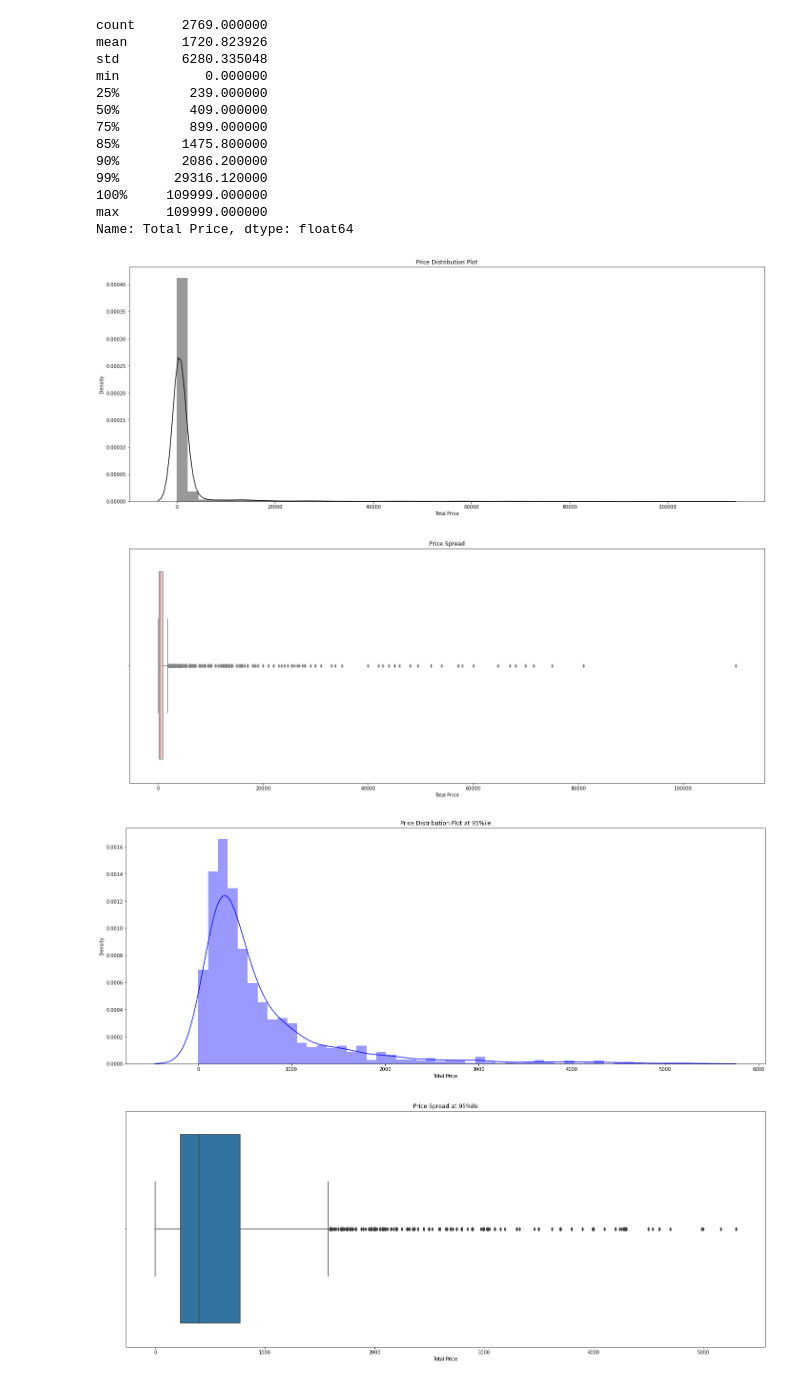
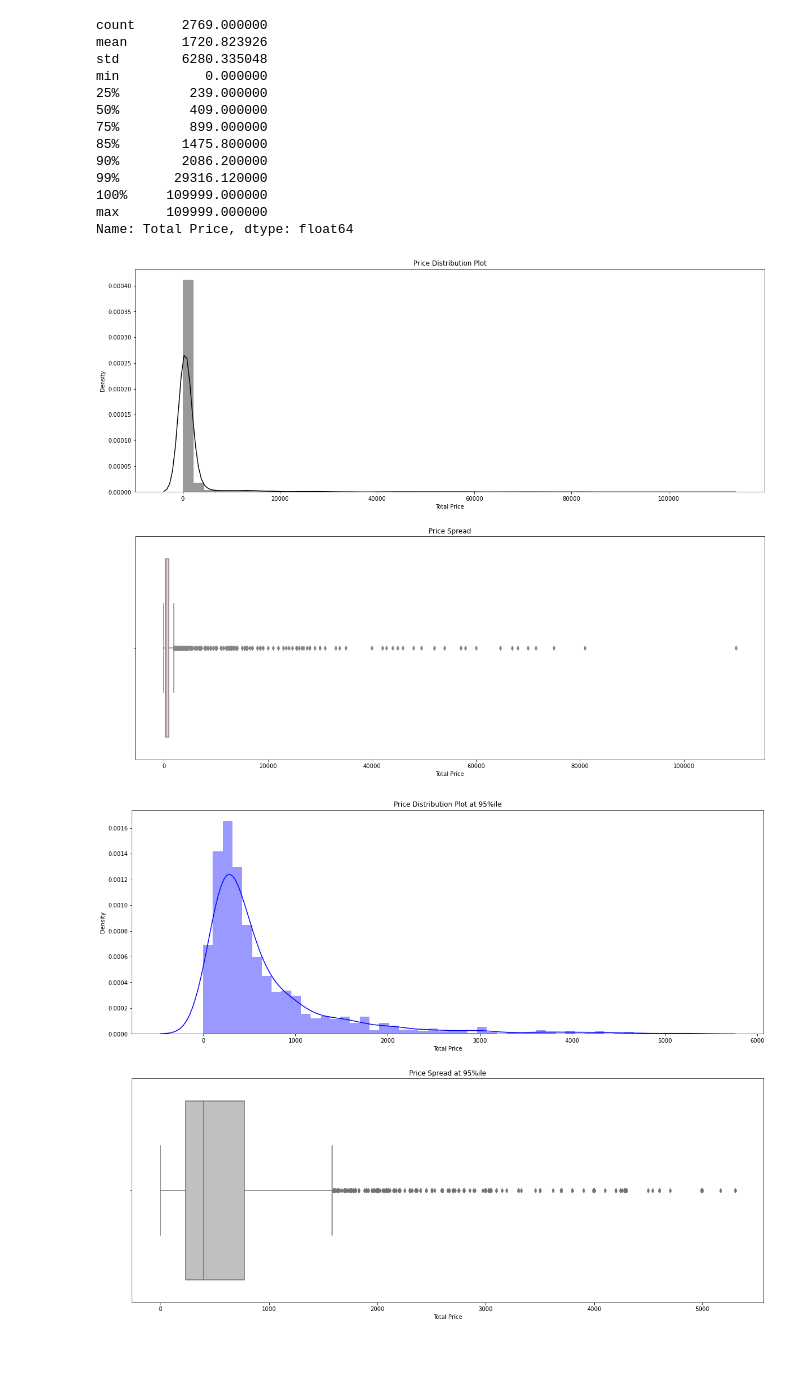
Before and after one commit to susmitds/Amazon_Market_Data_Analytics, a Jupyter notebook: 2_Exploratory_Data_Analysis.ipynb, the cells around one changed output. Cells and saved outputs as stored; diff of their text form; code cells hidden in the pictures; blank space fills up the shorter version.

```diff
--- a/2_Exploratory_Data_Analysis.ipynb
+++ b/2_Exploratory_Data_Analysis.ipynb
@@ -27,7 +27,7 @@ min           0.000000
 max      109999.000000
 Name: Total Price, dtype: float64
 # %%
-plt.figure(figsize=(24,20))
+plt.figure(figsize=(20,16))
 
 plt.subplot(2,1,1)
 plt.title('Price Distribution Plot')
@@ -39,21 +39,21 @@ sns.boxplot(data['Total Price'],color='pink')
 
 plt.show()
 # %% [output]
-[figure, old version]
+[figure, new version]
 # %%
-plt.figure(figsize=(24,20))
+plt.figure(figsize=(20,16))
 
 plt.subplot(2,1,1)
 plt.title('Price Distribution Plot at 95%ile')
 sns.distplot(data[data['Total Price']<=np.percentile(data['Total Price'],95)]['Total Price'],color='blue')
 
 plt.subplot(2,1,2)
 plt.title('Price Spread at 95%ile')
-sns.boxplot(data[data['Total Price']<=np.percentile(data['Total Price'],95)]['Total Price'])
+sns.boxplot(data[data['Total Price']<=np.percentile(data['Total Price'],95)]['Total Price'],color='silver')
 
 plt.show()
 # %% [output]
-[figure, old version]
+[figure, new version]
 # %%
 def graph_d(g,double_col,x_size,y_size,var_list,mod):
     plt.figure(figsize=(x_size,y_size))
```
Also changed, not shown: parts of 6 cells of this notebook.
